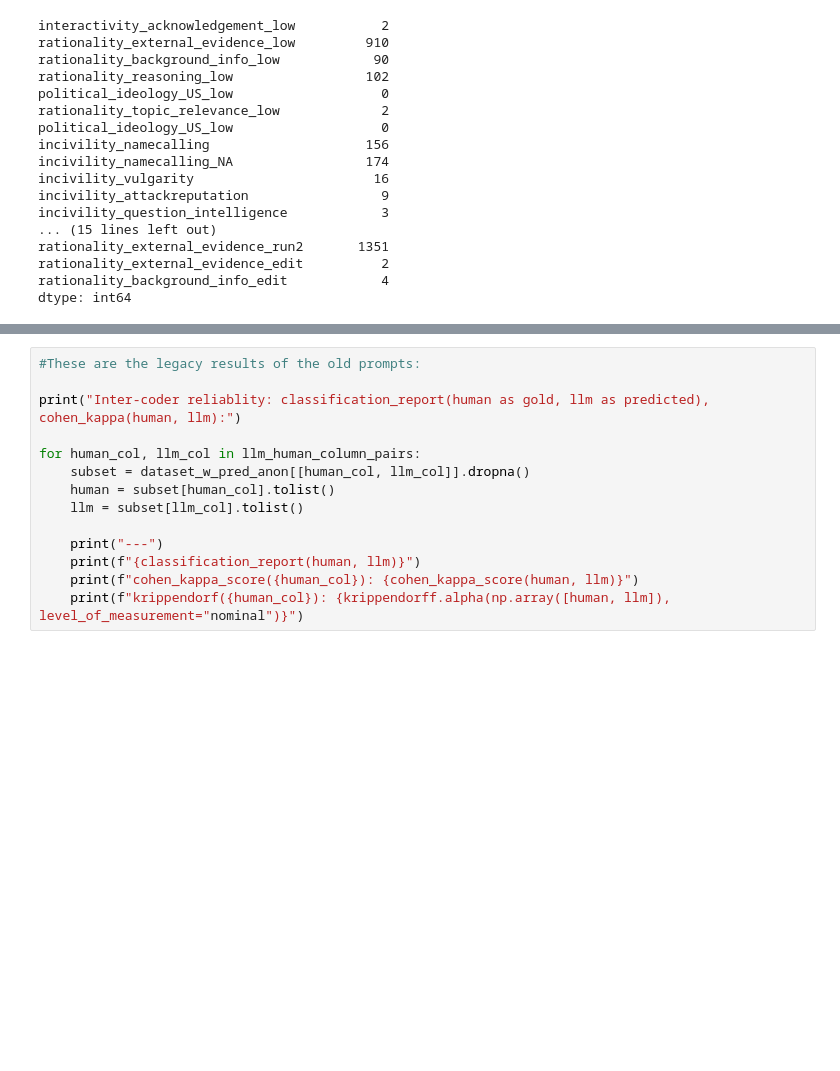
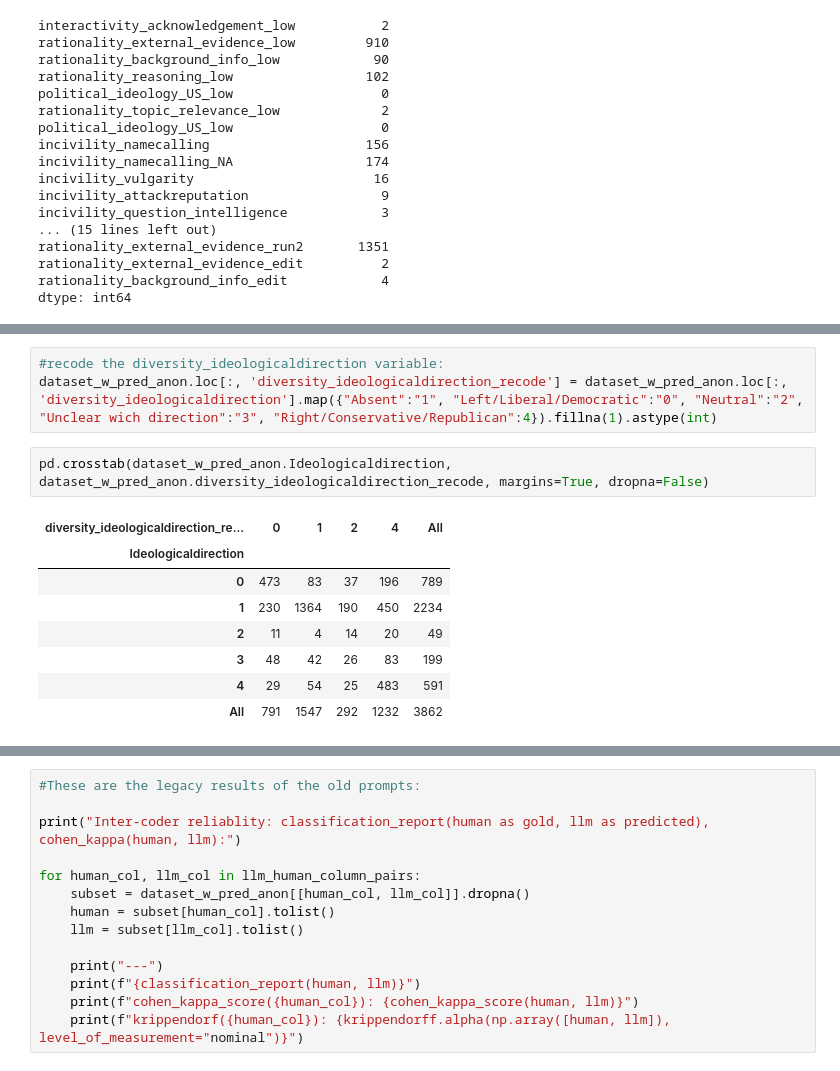
Before and after one commit to cl-trier/TWON-Exploration, a Jupyter notebook: 26--Classify PublicSphere-benchmark.ipynb, the cells around one changed output, grey strips where cells are left out. Drawn from its saved outputs; the diff is of its cells as text; blank space fills up the shorter version.

```diff
--- a/26--Classify PublicSphere-benchmark.ipynb
+++ b/26--Classify PublicSphere-benchmark.ipynb
@@ -370,0 +569,14 @@ krippendorf(HATELIST_FOCUSED_DUMMY): 0.4296533137087074
+# %%
+#recode the diversity_ideologicaldirection variable:
+dataset_w_pred_anon.loc[:, 'diversity_ideologicaldirection_recode'] = dataset_w_pred_anon.loc[:, 'diversity_ideologicaldirection'].map({"Absent":"1", "Left/Liberal/Democratic":"0", "Neutral":"2", "Unclear wich direction":"3", "Right/Conservative/Republican":4}).fillna(1).astype(int)
+# %%
+pd.crosstab(dataset_w_pred_anon.Ideologicaldirection, dataset_w_pred_anon.diversity_ideologicaldirection_recode, margins=True, dropna=False)
+# %% [output]
+| diversity_ideologicaldirection_re... | 0 | 1 | 2 | 4 | All |
+| Ideologicaldirection |  |  |  |  |  |
+| 0 | 473 | 83 | 37 | 196 | 789 |
+| 1 | 230 | 1364 | 190 | 450 | 2234 |
+| 2 | 11 | 4 | 14 | 20 | 49 |
+| 3 | 48 | 42 | 26 | 83 | 199 |
+| 4 | 29 | 54 | 25 | 483 | 591 |
+| All | 791 | 1547 | 292 | 1232 | 3862 |
```
Also changed, not shown: parts of 48 cells of this notebook, 12 other files.
